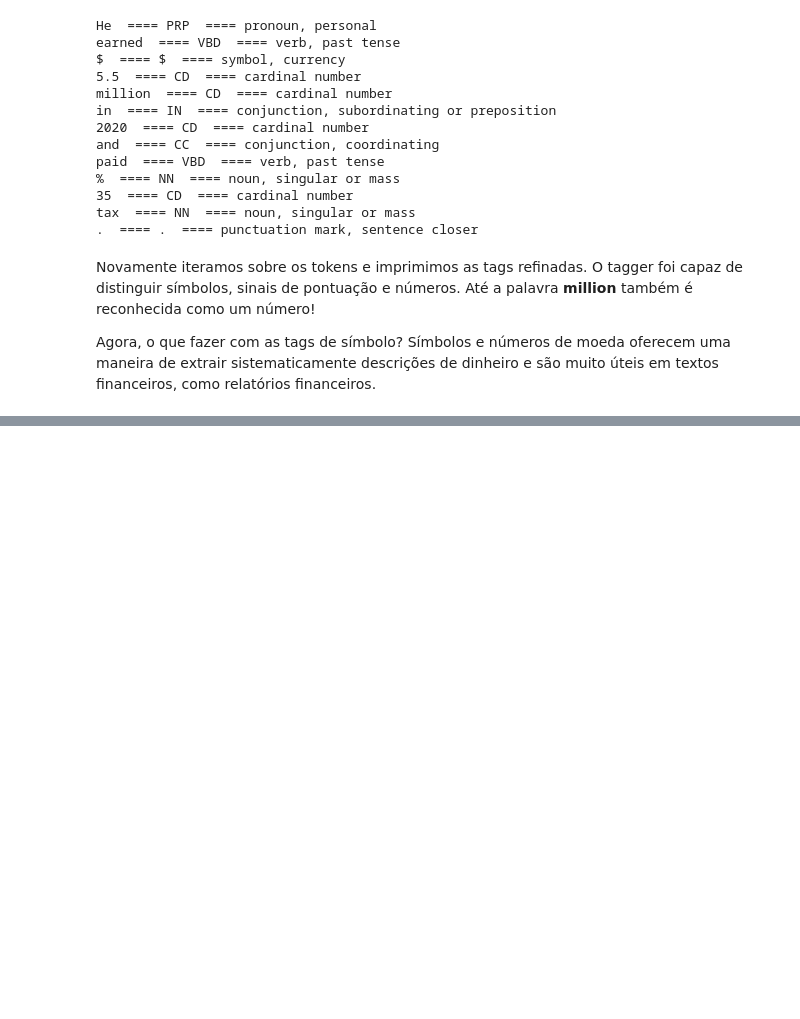
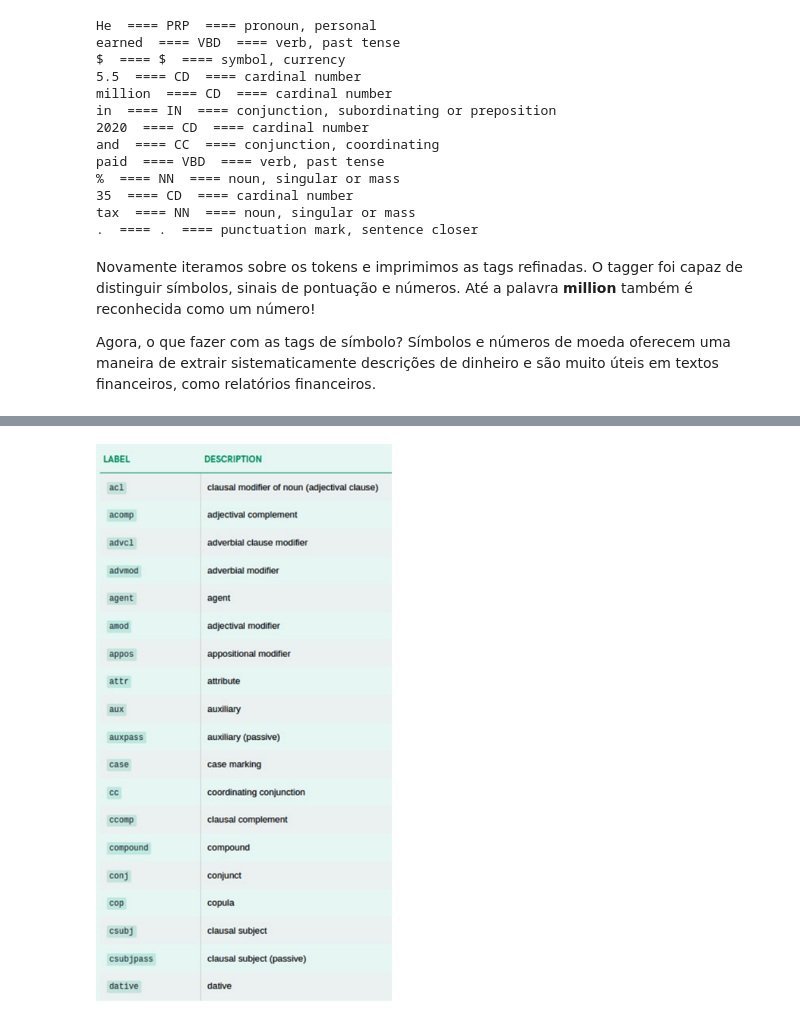
Before and after one commit to willianpina/mastering_spaCy, a Jupyter notebook: 3. Características Linguísticas.ipynb, the cells around one changed output, grey strips where cells are left out. Cells and saved outputs as stored; diff of their text form; code cells hidden in the pictures; blank space fills up the shorter version.

```diff
--- a/3. Características Linguísticas.ipynb
+++ b/3. Características Linguísticas.ipynb
@@ -280,0 +334,4 @@ Agora, o que fazer com as tags de símbolo? Símbolos e números de moeda oferec
+# %%
+Image('images/dependency_list.PNG')
+# %% [output]
+[figure, added]
```
Also changed, not shown: parts of 56 cells of this notebook, 13 other files.
